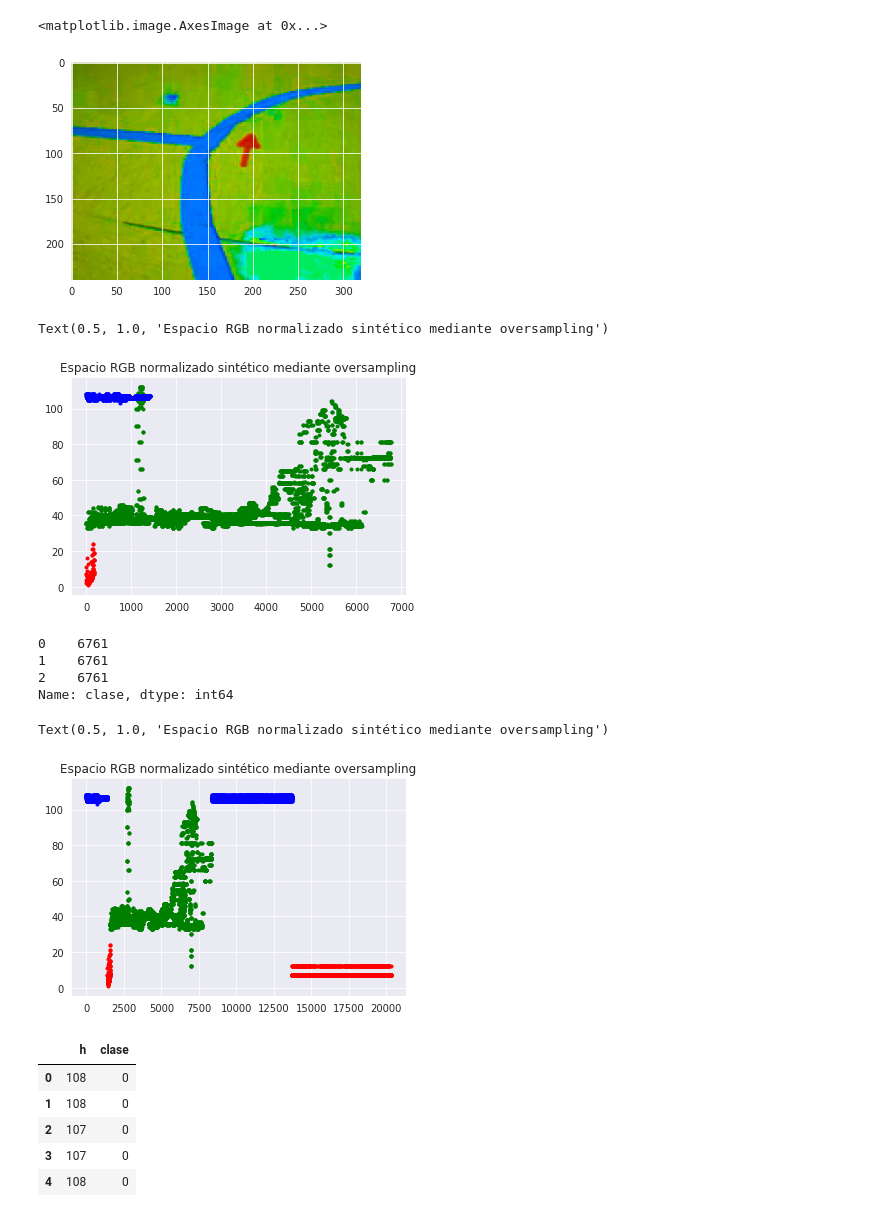
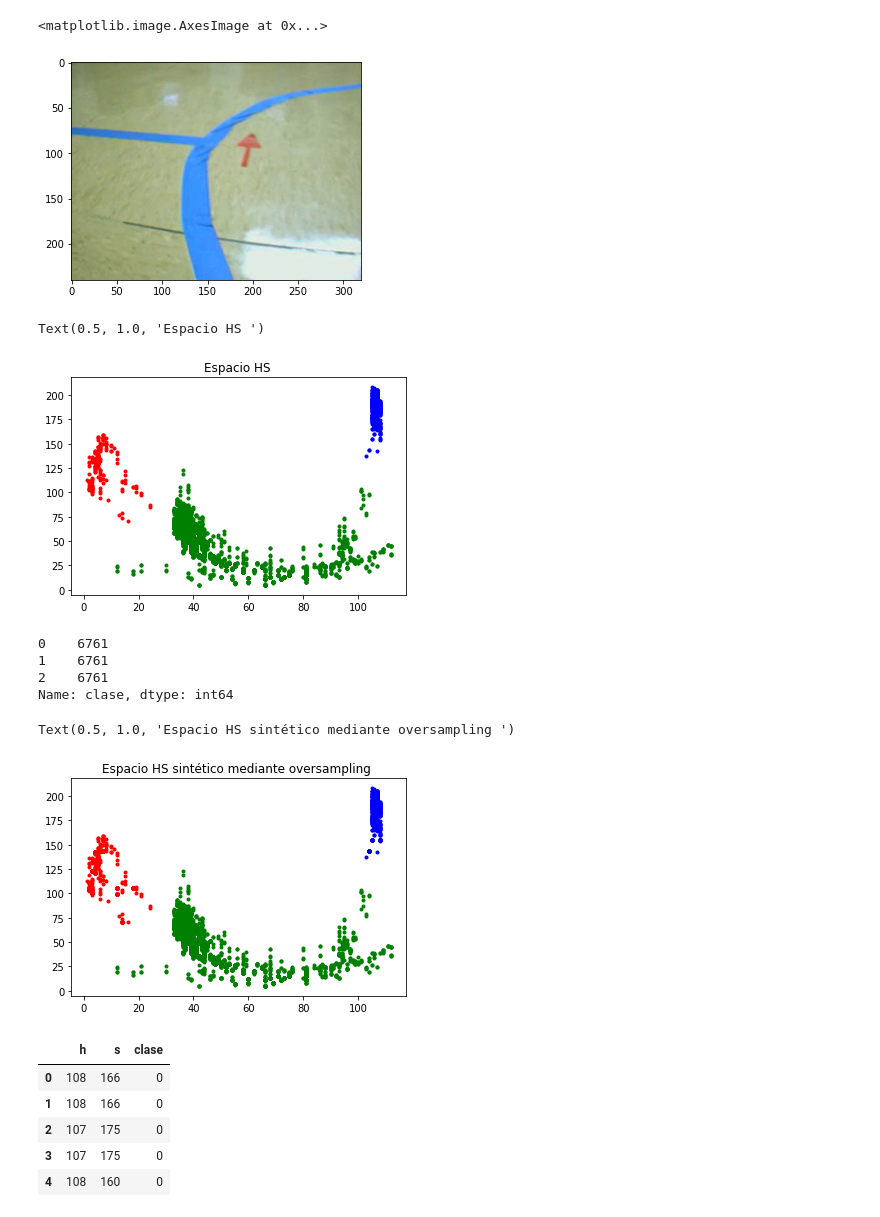
Before and after one commit to Manolets/Robotica, a Jupyter notebook: codigo_alumnos2021/segmentacion/segmentacion.ipynb, the cells around one changed output. Drawn from its saved outputs; the diff is of its cells as text; code cells hidden in the pictures.

```diff
--- a/codigo_alumnos2021/segmentacion/segmentacion.ipynb
+++ b/codigo_alumnos2021/segmentacion/segmentacion.ipynb
@@ -10,11 +10,11 @@ img_hsv = cv2.cvtColor(img, cv2.COLOR_BGR2HSV)
 # %%
 from matplotlib import pyplot as plt
 
-img_hsv[:, :, 1] = 255
+#img_hsv[:, :, 1] = 255
 plt.imshow(cv2.cvtColor(img_hsv, cv2.COLOR_HSV2RGB))
 # %% [output]
 <matplotlib.image.AxesImage at 0x...>
-[figure, old version]
+[figure, new version]
 # %%
 import numpy as np
 
@@ -37,12 +37,12 @@ df.drop(columns=["s"], inplace=True)
 # %%
 plt.figure()
-plt.plot(df[df.clase==1].h,'r.',label='marca')
-plt.plot(df[df.clase==2].h,'g.',label='fondo')
-plt.plot(df[df.clase==0].h,'b.',label='linea')
-plt.title('Espacio RGB normalizado sintético mediante oversampling')
+plt.plot(df[df.clase==1].h,df[df.clase==1].s,'r.',label='marca')
+plt.plot(df[df.clase==2].h,df[df.clase==2].s,'g.',label='fondo')
+plt.plot(df[df.clase==0].h,df[df.clase==0].s,'b.',label='linea')
+plt.title('Espacio HS ')
 # %% [output]
-Text(0.5, 1.0, 'Espacio RGB normalizado sintético mediante oversampling')
+Text(0.5, 1.0, 'Espacio HS ')
-[figure, old version]
+[figure, new version]
 # %%
 from imblearn.over_sampling import SMOTEN
 sampler = SMOTEN(random_state=0)
@@ -58,11 +58,11 @@ df_smote.clase.value_counts()
 Name: clase, dtype: int64
 # %%
 plt.figure()
-plt.plot(df_smote[df_smote.clase==1].h,'r.',label='marca')
-plt.plot(df_smote[df_smote.clase==2].h,'g.',label='fondo')
-plt.plot(df_smote[df_smote.clase==0].h,'b.',label='linea')
-plt.title('Espacio RGB normalizado sintético mediante oversampling')
+plt.plot(df_smote[df_smote.clase==1].h,df_smote[df_smote.clase==1].s,'r.',label='marca')
+plt.plot(df_smote[df_smote.clase==2].h,df_smote[df_smote.clase==2].s,'g.',label='fondo')
+plt.plot(df_smote[df_smote.clase==0].h,df_smote[df_smote.clase==0].s,'b.',label='linea')
+plt.title('Espacio HS sintético mediante oversampling ')
 # %% [output]
-Text(0.5, 1.0, 'Espacio RGB normalizado sintético mediante oversampling')
+Text(0.5, 1.0, 'Espacio HS sintético mediante oversampling ')
-[figure, old version]
+[figure, new version]
 # %%
@@ -70,13 +70,13 @@ df_smote.to_csv("segmentation.csv", index=False)
 # %%
-df_smote = pd.read_csv("segmentation.csv")
+df_smote = pd.read_csv("segmentation2D.csv")
 df_smote.head()
 # %% [output]
-|  | h | clase |
-| 0 | 108 | 0 |
-| 1 | 108 | 0 |
-| 2 | 107 | 0 |
-| 3 | 107 | 0 |
-| 4 | 108 | 0 |
+|  | h | s | clase |
+| 0 | 108 | 166 | 0 |
+| 1 | 108 | 166 | 0 |
+| 2 | 107 | 175 | 0 |
+| 3 | 107 | 175 | 0 |
+| 4 | 108 | 160 | 0 |
 # %%
 from sklearn.discriminant_analysis import QuadraticDiscriminantAnalysis
 from sklearn.model_selection import cross_validate
```
Also changed, not shown: parts of 9 cells of this notebook, 3 other files.
